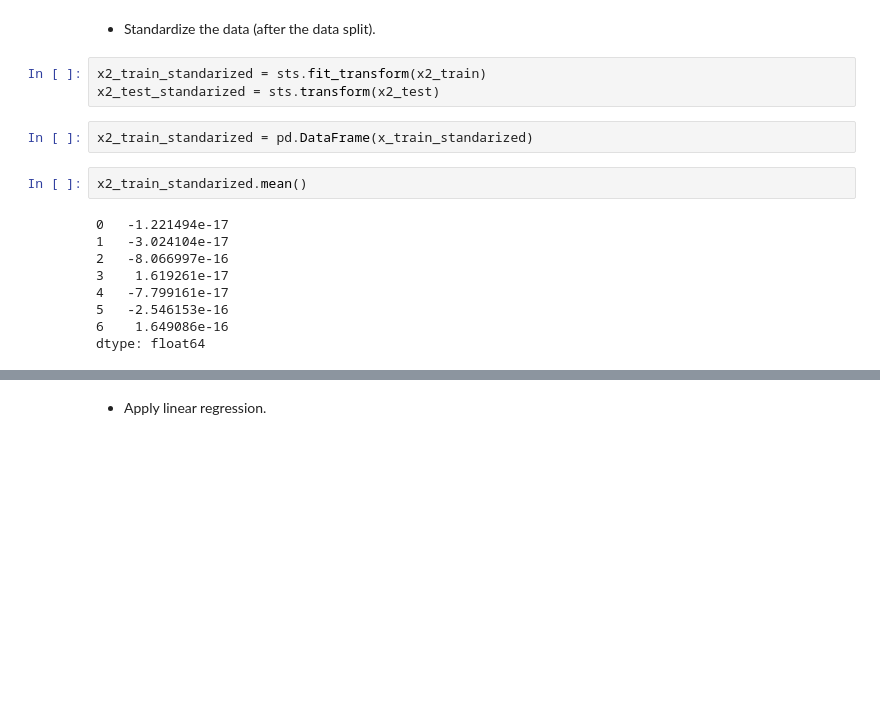
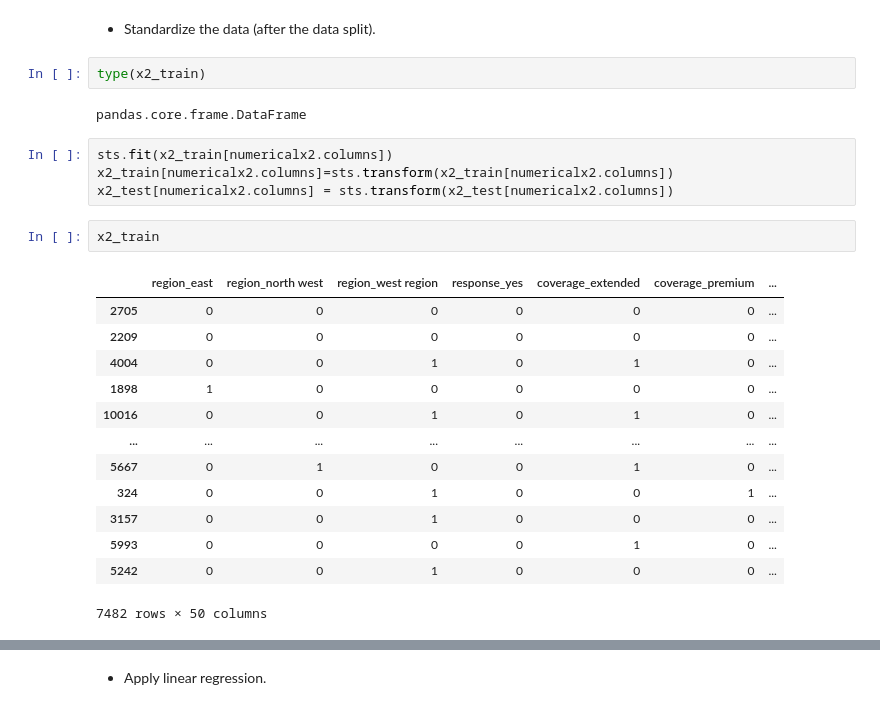
Before and after one commit to MLB-95/IH_LABS, a Jupyter notebook: LABS/week4/linear regression.ipynb, the cells around one changed output, grey strips where cells are left out. Saved outputs shown, nothing was run; the diff lists cells and outputs as text; blank space fills up the shorter version.

```diff
--- a/LABS/week4/linear regression.ipynb
+++ b/LABS/week4/linear regression.ipynb
@@ -353,19 +416,27 @@ Index(['region_east', 'region_north west', 'region_west region',
 # %% [markdown]
 - Standardize the data (after the data split).
+# %%
+type(x2_train)
+# %% [output]
+pandas.core.frame.DataFrame
 # %%
-x2_train_standarized = sts.fit_transform(x2_train)
-x2_test_standarized = sts.transform(x2_test)
+sts.fit(x2_train[numericalx2.columns])
+x2_train[numericalx2.columns]=sts.transform(x2_train[numericalx2.columns])
+x2_test[numericalx2.columns] = sts.transform(x2_test[numericalx2.columns])
-# %%
-x2_train_standarized = pd.DataFrame(x_train_standarized)
 # %%
-x2_train_standarized.mean()
+x2_train
 # %% [output]
+|  | region_east | region_north west | region_west region | response_yes | coverage_extended | coverage_premium | ... |
+| 2705 | 0 | 0 | 0 | 0 | 0 | 0 | ... |
+| 2209 | 0 | 0 | 0 | 0 | 0 | 0 | ... |
+| 4004 | 0 | 0 | 1 | 0 | 1 | 0 | ... |
+| 1898 | 1 | 0 | 0 | 0 | 0 | 0 | ... |
+| 10016 | 0 | 0 | 1 | 0 | 1 | 0 | ... |
+| ... | ... | ... | ... | ... | ... | ... | ... |
+| 5667 | 0 | 1 | 0 | 0 | 1 | 0 | ... |
+| 324 | 0 | 0 | 1 | 0 | 0 | 1 | ... |
+| 3157 | 0 | 0 | 1 | 0 | 0 | 0 | ... |
+| 5993 | 0 | 0 | 0 | 0 | 1 | 0 | ... |
+| 5242 | 0 | 0 | 1 | 0 | 0 | 0 | ... |
-0   -1.221494e-17
-1   -3.024104e-17
-2   -8.066997e-16
-3    1.619261e-17
-4   -7.799161e-17
-5   -2.546153e-16
-6    1.649086e-16
-dtype: float64
+7482 rows × 50 columns
 # %%
```
Also changed, not shown: parts of 23 cells of this notebook.
